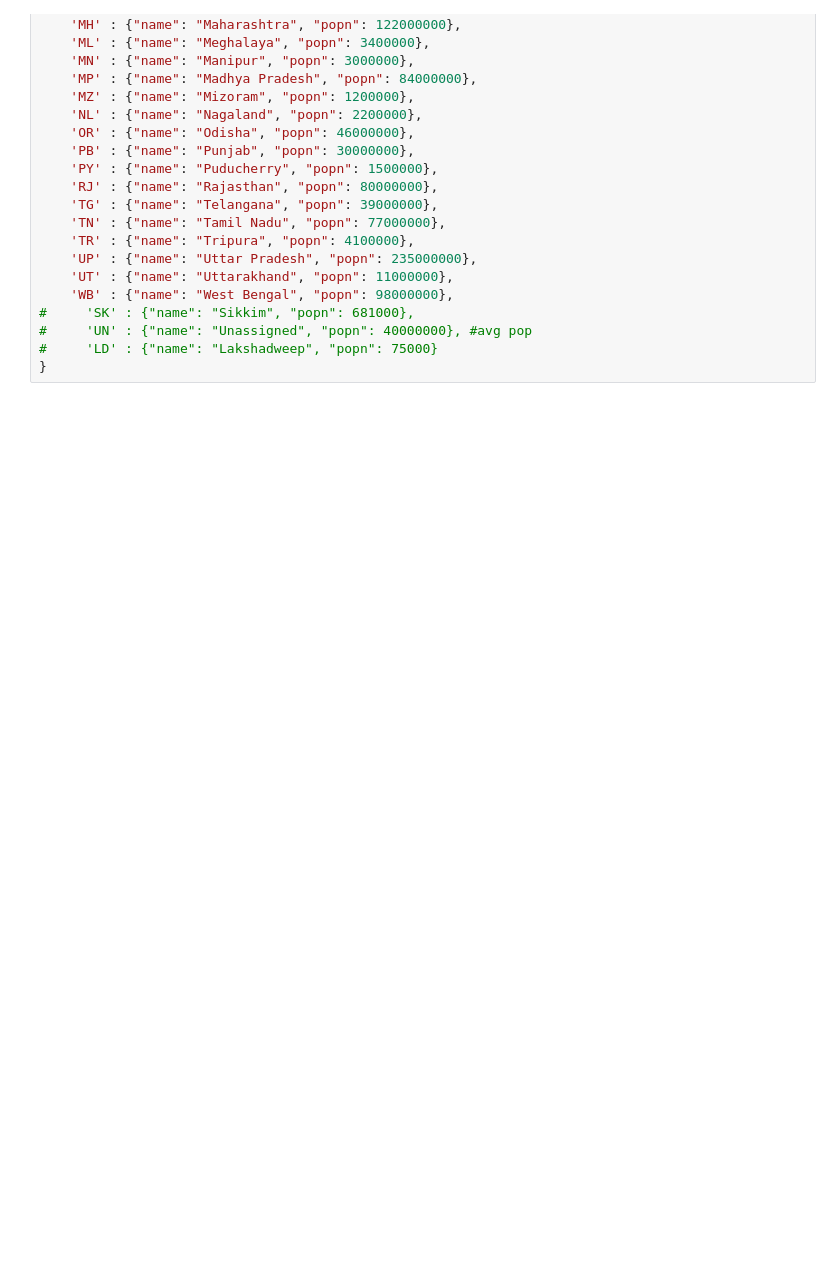
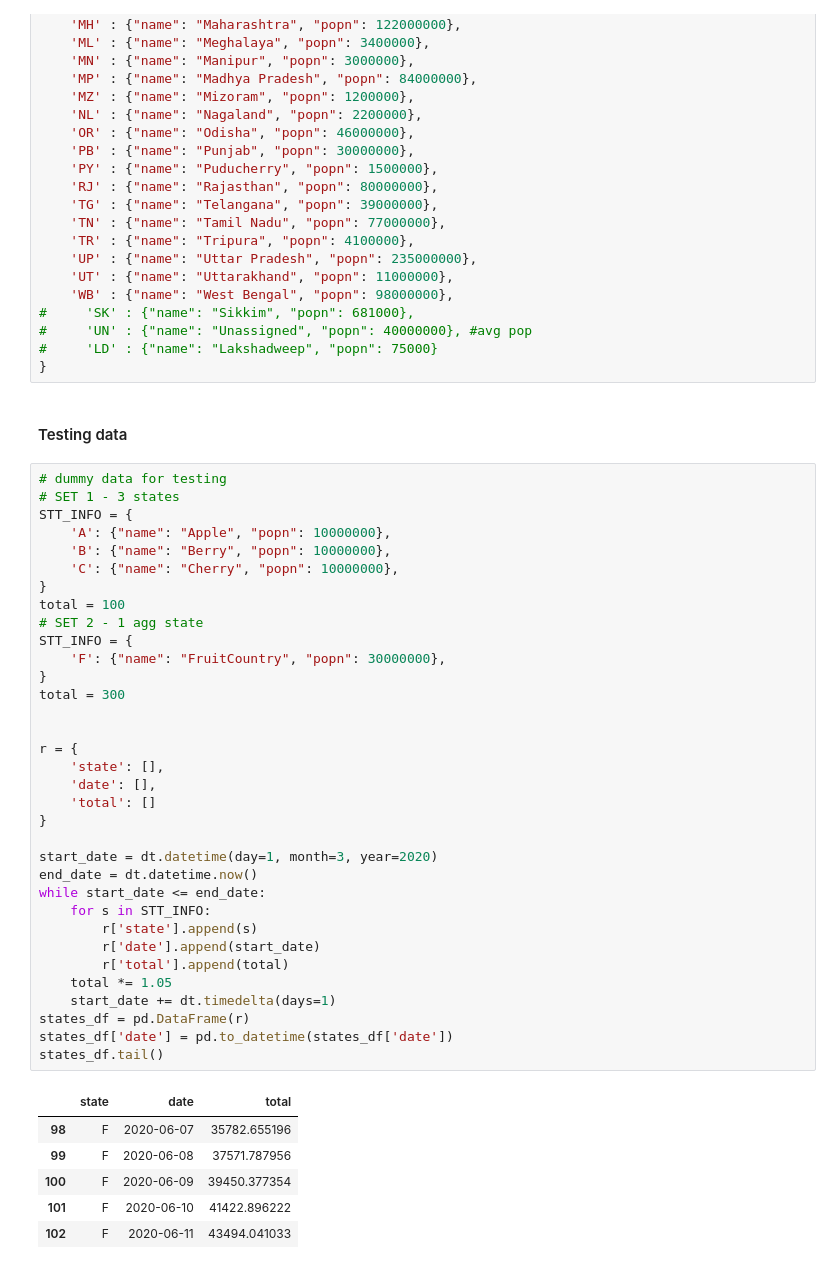
Before and after one commit to VICS-CORE/stats, a Jupyter notebook: 11_YudistirNet.ipynb, the cells around one changed output. Drawn from its saved outputs; the diff is of its cells as text; blank space fills up the shorter version.

```diff
--- a/11_YudistirNet.ipynb
+++ b/11_YudistirNet.ipynb
@@ -468,4 +484,47 @@ STT_INFO = {
 #     'UN' : {"name": "Unassigned", "popn": 40000000}, #avg pop
 #     'LD' : {"name": "Lakshadweep", "popn": 75000}
 }
+# %% [markdown]
+#### Testing data
+# %%
+# dummy data for testing
+# SET 1 - 3 states
+STT_INFO = {
+    'A': {"name": "Apple", "popn": 10000000},
+    'B': {"name": "Berry", "popn": 10000000},
+    'C': {"name": "Cherry", "popn": 10000000},
+}
+total = 100
+# SET 2 - 1 agg state
+STT_INFO = {
+    'F': {"name": "FruitCountry", "popn": 30000000},
+}
+total = 300
+
+
+r = {
+    'state': [],
+    'date': [],
+    'total': []
+}
+
+start_date = dt.datetime(day=1, month=3, year=2020)
+end_date = dt.datetime.now()
+while start_date <= end_date:
+    for s in STT_INFO:
+        r['state'].append(s)
+        r['date'].append(start_date)
+        r['total'].append(total)
+    total *= 1.05
+    start_date += dt.timedelta(days=1)
+states_df = pd.DataFrame(r)
+states_df['date'] = pd.to_datetime(states_df['date'])
+states_df.tail()
+# %% [output]
+|  | state | date | total |
+| 98 | F | 2020-06-07 | 35782.655196 |
+| 99 | F | 2020-06-08 | 37571.787956 |
+| 100 | F | 2020-06-09 | 39450.377354 |
+| 101 | F | 2020-06-10 | 41422.896222 |
+| 102 | F | 2020-06-11 | 43494.041033 |
 # %%
```
Also changed, not shown: parts of 6 cells of this notebook.
